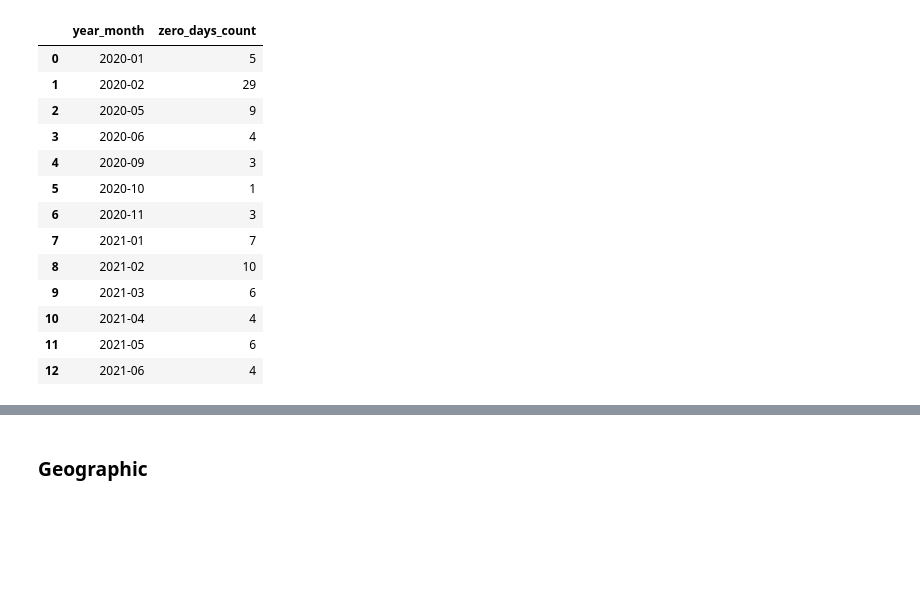
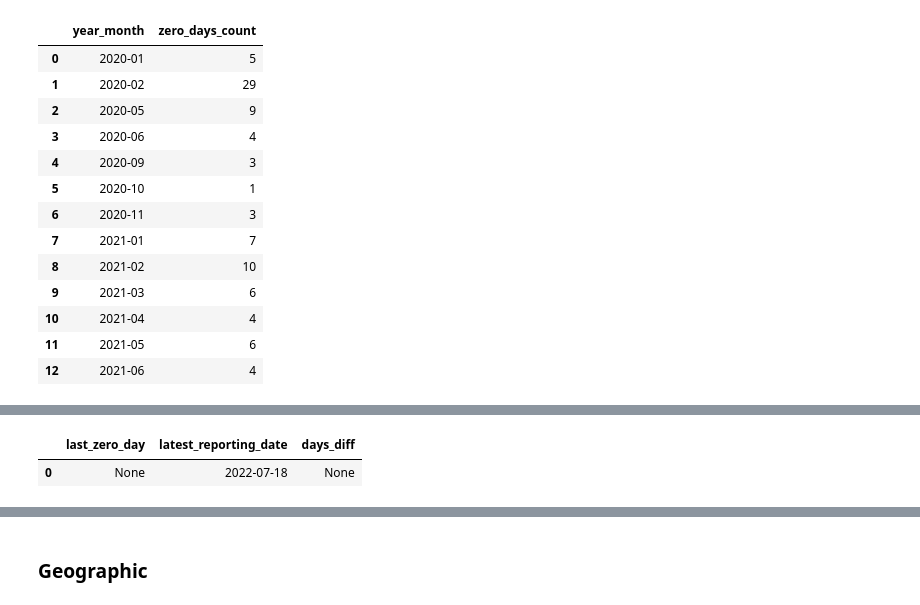
Before and after one commit to henrylin03/covid-nsw, a Jupyter notebook: covid-nsw.ipynb, the cells around one changed output, grey strips where cells are left out. Saved outputs shown, nothing was run; the diff lists cells and outputs as text; code cells hidden in the pictures; blank space fills up the shorter version.

```diff
--- a/covid-nsw.ipynb
+++ b/covid-nsw.ipynb
@@ -282,0 +264,25 @@ pd.read_sql_query("""
+# %%
+from IPython.display import Markdown
+
+days_since_last_zd =\
+    pd.read_sql_query("""
+        SELECT
+            MAX(date) AS 'last_zero_day',
+            MAX(notification_date) AS 'latest_reporting_date',
+            JULIANDAY(MAX(date)) - JULIANDAY(MAX(notification_date)) AS 'days_diff'
+        FROM (
+            SELECT
+
+            date, notification_date
+            FROM covid c
+            LEFT JOIN zero_days z
+                ON DATE(c.notification_date) = DATE(z.date)
+        )
+        """, engine)
+
+# display(Markdown(f"Days since the last 'zero day' is: "))
+
+days_since_last_zd
+# %% [output]
+|  | last_zero_day | latest_reporting_date | days_diff |
+| 0 | None | 2022-07-18 | None |
```
Also changed, not shown: parts of 11 cells of this notebook.
